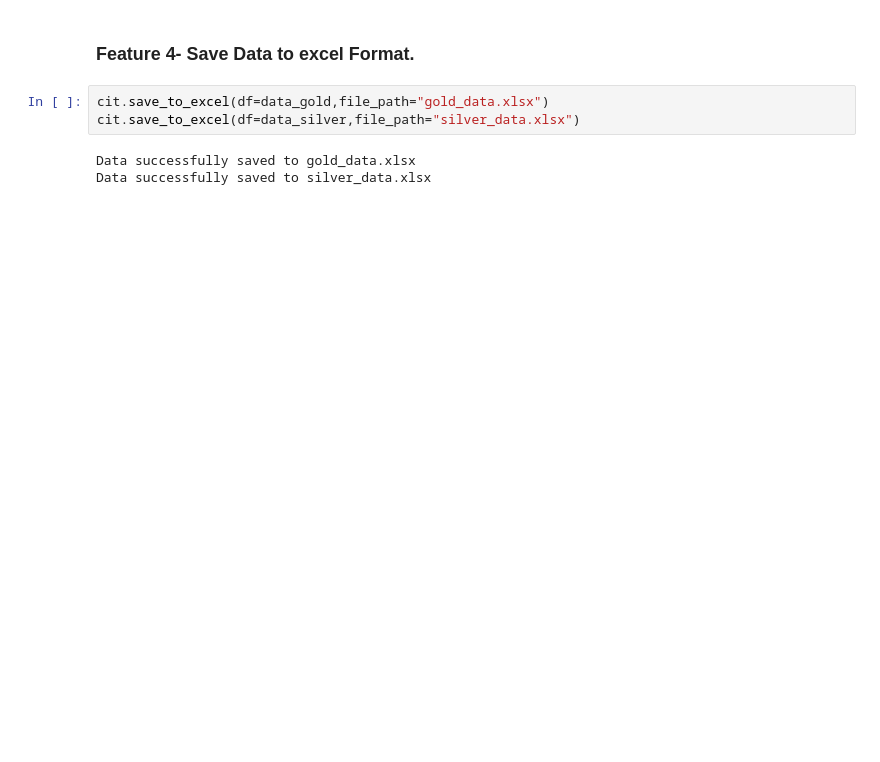
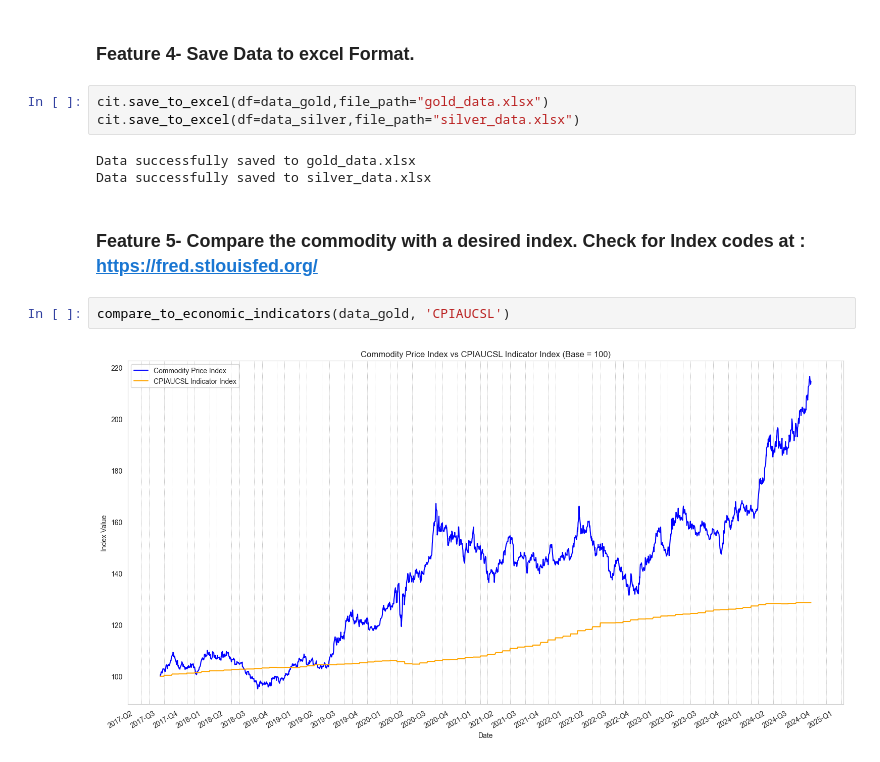
Before and after one commit to Emirtatlici/CommodityInvestmentTracker-CIT, a Jupyter notebook: use_CIT.ipynb, the cells around one changed output. Cells and saved outputs as stored; diff of their text form; blank space fills up the shorter version.

```diff
--- a/use_CIT.ipynb
+++ b/use_CIT.ipynb
@@ -55,3 +104,9 @@ cit.save_to_excel(df=data_silver,file_path="silver_data.xlsx")
 # %% [output]
 Data successfully saved to gold_data.xlsx
 Data successfully saved to silver_data.xlsx
+# %% [markdown]
+### Feature 5- Compare the commodity with a desired index. Check for Index codes at : https://fred.stlouisfed.org/
+# %%
+compare_to_economic_indicators(data_gold, 'CPIAUCSL')
+# %% [output]
+[figure, added]
```
Also changed, not shown: parts of 11 cells of this notebook, 5 other files.
